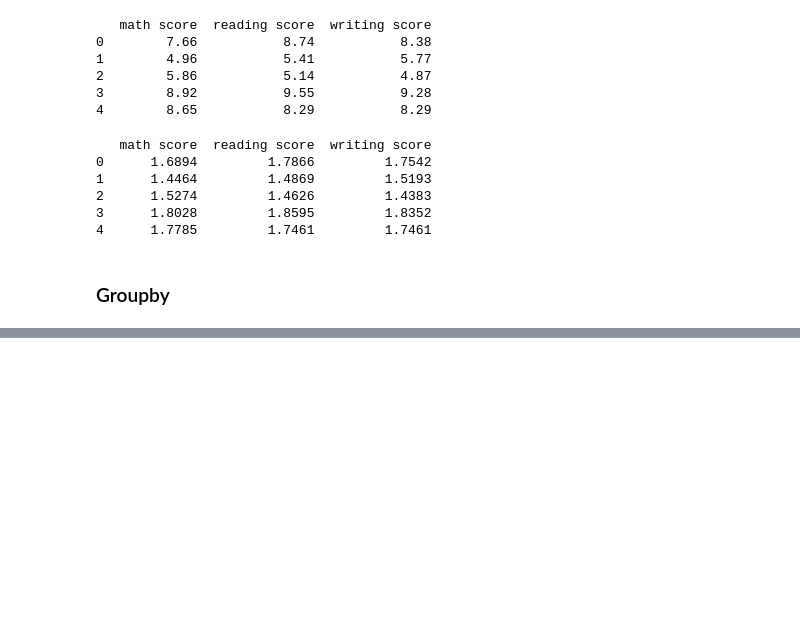
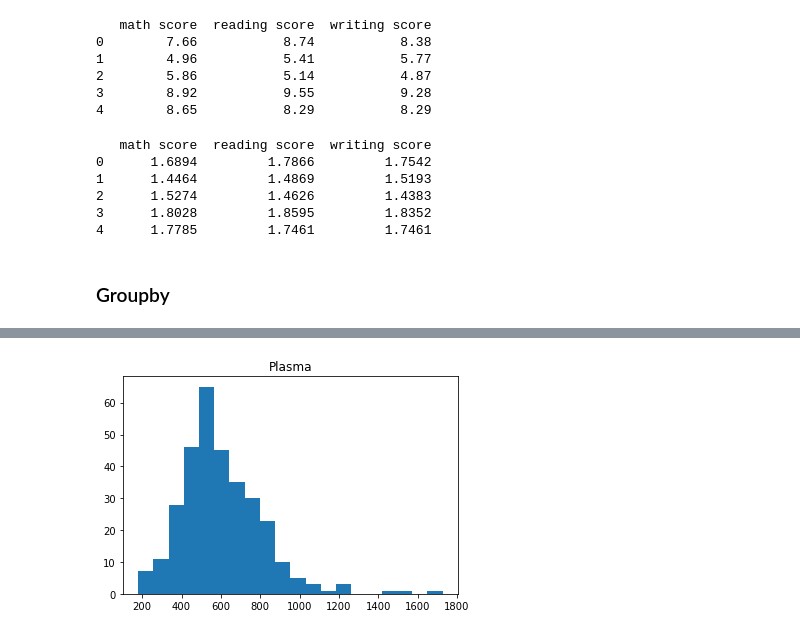
Before and after one commit to bosulliv/datacamp_python, a Jupyter notebook: programming/practice_coding_questions/ch4.ipynb, the cells around one changed output, grey strips where cells are left out. Saved outputs shown, nothing was run; the diff lists cells and outputs as text; code cells hidden in the pictures; blank space fills up the shorter version.

```diff
--- a/programming/practice_coding_questions/ch4.ipynb
+++ b/programming/practice_coding_questions/ch4.ipynb
@@ -282,0 +366,8 @@ fheroes =
+# %%
+plt.hist(retinol['plasma retinol'], bins=20)
+
+# Add a title to the plot
+plt.title('Plasma')
+plt.show()
+# %% [output]
+[figure, added]
```
Also changed, not shown: parts of 18 cells of this notebook, 3 other files.
